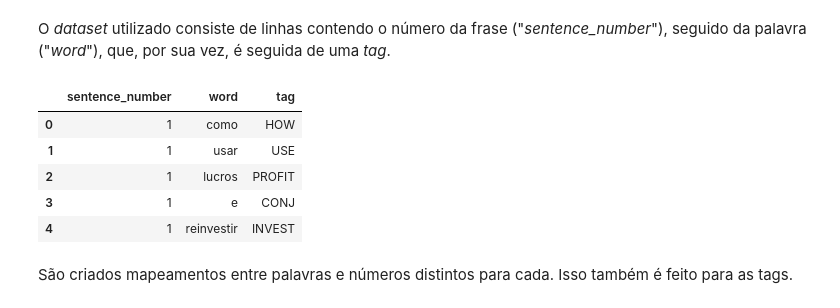
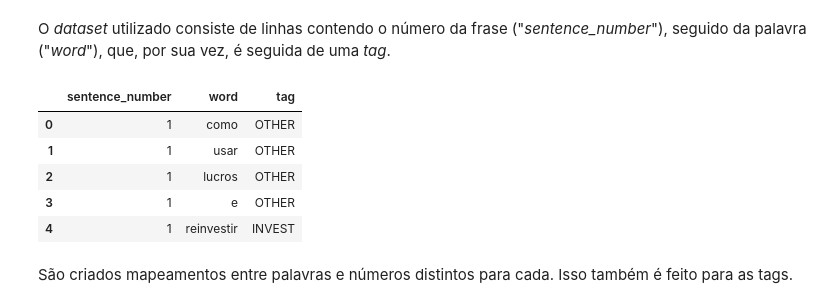
Before and after one commit to GabrielBarbosaGV/pln-2020-2, a Jupyter notebook: notebooks/entity_recognition.ipynb, the cells around one changed output. Saved outputs shown, nothing was run; the diff lists cells and outputs as text; code cells hidden in the pictures.

```diff
--- a/notebooks/entity_recognition.ipynb
+++ b/notebooks/entity_recognition.ipynb
@@ -14,14 +16,14 @@ import optuna
 # %% [markdown]
 O _dataset_ utilizado consiste de linhas contendo o número da frase ("_sentence\_number_"), seguido da palavra ("_word_"), que, por sua vez, é seguida de uma _tag_.
 # %%
-data = pd.read_csv('./sentences.csv')
+data = pd.read_csv('./notebooks/sentences.csv')
 data.head()
 # %% [output]
 |  | sentence_number | word | tag |
-| 0 | 1 | como | HOW |
-| 1 | 1 | usar | USE |
-| 2 | 1 | lucros | PROFIT |
-| 3 | 1 | e | CONJ |
+| 0 | 1 | como | OTHER |
+| 1 | 1 | usar | OTHER |
+| 2 | 1 | lucros | OTHER |
+| 3 | 1 | e | OTHER |
 | 4 | 1 | reinvestir | INVEST |
 # %% [markdown]
 São criados mapeamentos entre palavras e números distintos para cada. Isso também é feito para as tags.
```
Also changed, not shown: parts of 7 cells of this notebook, 1 other file.
